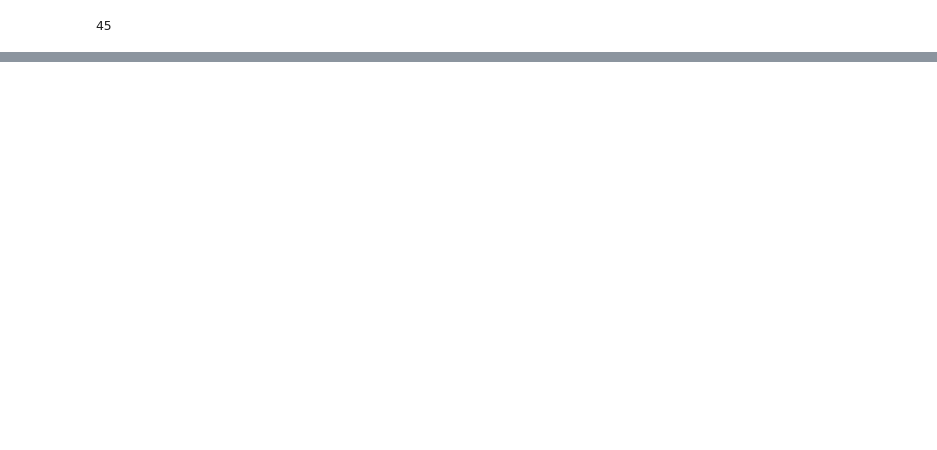
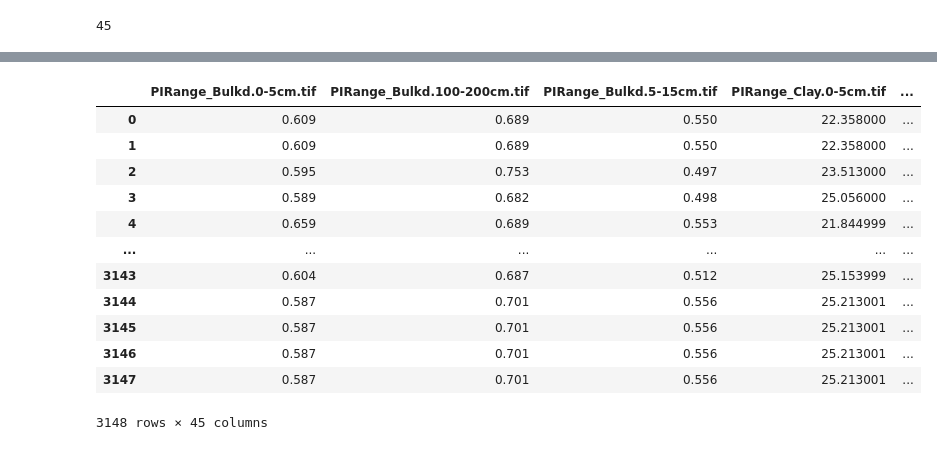
Before and after one commit to ManuelLabbe/modelo_susceptibilidad_remociones_en_masa_sur_de_Chile, a Jupyter notebook: feature_selection.ipynb, the cells around one changed output, grey strips where cells are left out. Cells and saved outputs as stored; diff of their text form; code cells hidden in the pictures; blank space fills up the shorter version.

```diff
--- a/feature_selection.ipynb
+++ b/feature_selection.ipynb
@@ -21,3 +34,19 @@ final
 | 3146 | 0.587 | 0.701 | 0.478 | 0.612 | ... |
 | 3147 | 0.587 | 0.701 | 0.478 | 0.612 | ... |
 3148 rows × 137 columns
+# %%
+corr_features = [
+    'alpha.0-5cm', 'ksat_0-5cm', 'PIRange_Sand.0-5cm', 'alpha_0-5cm',
+    'ksat_5-15cm', 'PIRange_Sand.15-30cm', 'alpha_5-15cm', 'ksat_15-30cm',
+    'PIRange_Sand.60-100cm', 'alpha_15-30cm', 'ksat_60-100cm', 'PP',
+    'AvMoist.0-5cm', 'ksat_100-200cm', 'PWP.0-5cm', 'AvMoist.5-15cm',
+    'n_0-5cm', 'PWP.100-200cm', 'AvMoist.60-100cm', 'n_5-15cm', 'slope',
+    'Bulkd.0-5cm', 'n_15-30cm', 'Tex_Class.0-5cm', 'Bulkd.5-15cm',
+    'n_60-100cm', 'Tex_Class.5-15cm', 'Bulkd.60-100cm', 'n_100-200cm',
+    'Tex_Class.15-30cm', 'Clay.0-5cm', 'PIRange_Bulkd.0-5cm',
+    'Tex_Class.100-200cm', 'Clay.5-15cm', 'PIRange_Bulkd.5-15cm',
+    'theta_s_0-5cm', 'Clay.15-30cm', 'PIRange_Bulkd.60-100cm',
+    'theta_s_5-15cm', 'FC.0-5cm', 'PIRange_Clay.0-5cm', 'theta_s_15-30cm',
+    'FC.5-15cm', 'PIRange_Clay.5-15cm', 'theta_s_60-100cm', 'FC.60-100cm',
+    'PIRange_Clay.15-30cm', 'VMoist', 'Valor'
+]
@@ -143,2 +188,18 @@ Selected features:
 # %%
 #['PIRange_Bulkd.100-200cm.tif', 'PIRange_Sand.0-5cm.tif', 'PIRange_Sand.100-200cm.tif', 'PIRange_Sand.15-30cm.tif', 'alpha_15-30cm.tif', 'alpha_5-15cm.tif', 'AvMoist.100-200cm.tif', 'FC.0-5cm.tif', 'FC.100-200cm.tif', 'ksat_60-100cm.tif', 'n_0-5cm.tif', 'n_5-15cm.tif', 'n_60-100cm.tif', 'PWP.0-5cm.tif', 'theta_s_100-200cm.tif', 'alpha.0-5cm.tif', 'valor_humedad_suelo1', 'slope']
+# %%
+df
+# %% [output]
+|  | PIRange_Bulkd.0-5cm.tif | PIRange_Bulkd.100-200cm.tif | PIRange_Bulkd.5-15cm.tif | PIRange_Clay.0-5cm.tif | ... |
+| 0 | 0.609 | 0.689 | 0.550 | 22.358000 | ... |
+| 1 | 0.609 | 0.689 | 0.550 | 22.358000 | ... |
+| 2 | 0.595 | 0.753 | 0.497 | 23.513000 | ... |
+| 3 | 0.589 | 0.682 | 0.498 | 25.056000 | ... |
+| 4 | 0.659 | 0.689 | 0.553 | 21.844999 | ... |
+| ... | ... | ... | ... | ... | ... |
+| 3143 | 0.604 | 0.687 | 0.512 | 25.153999 | ... |
+| 3144 | 0.587 | 0.701 | 0.556 | 25.213001 | ... |
+| 3145 | 0.587 | 0.701 | 0.556 | 25.213001 | ... |
+| 3146 | 0.587 | 0.701 | 0.556 | 25.213001 | ... |
+| 3147 | 0.587 | 0.701 | 0.556 | 25.213001 | ... |
+3148 rows × 45 columns
```
Also changed, not shown: parts of 12 cells of this notebook, 32 other files.
